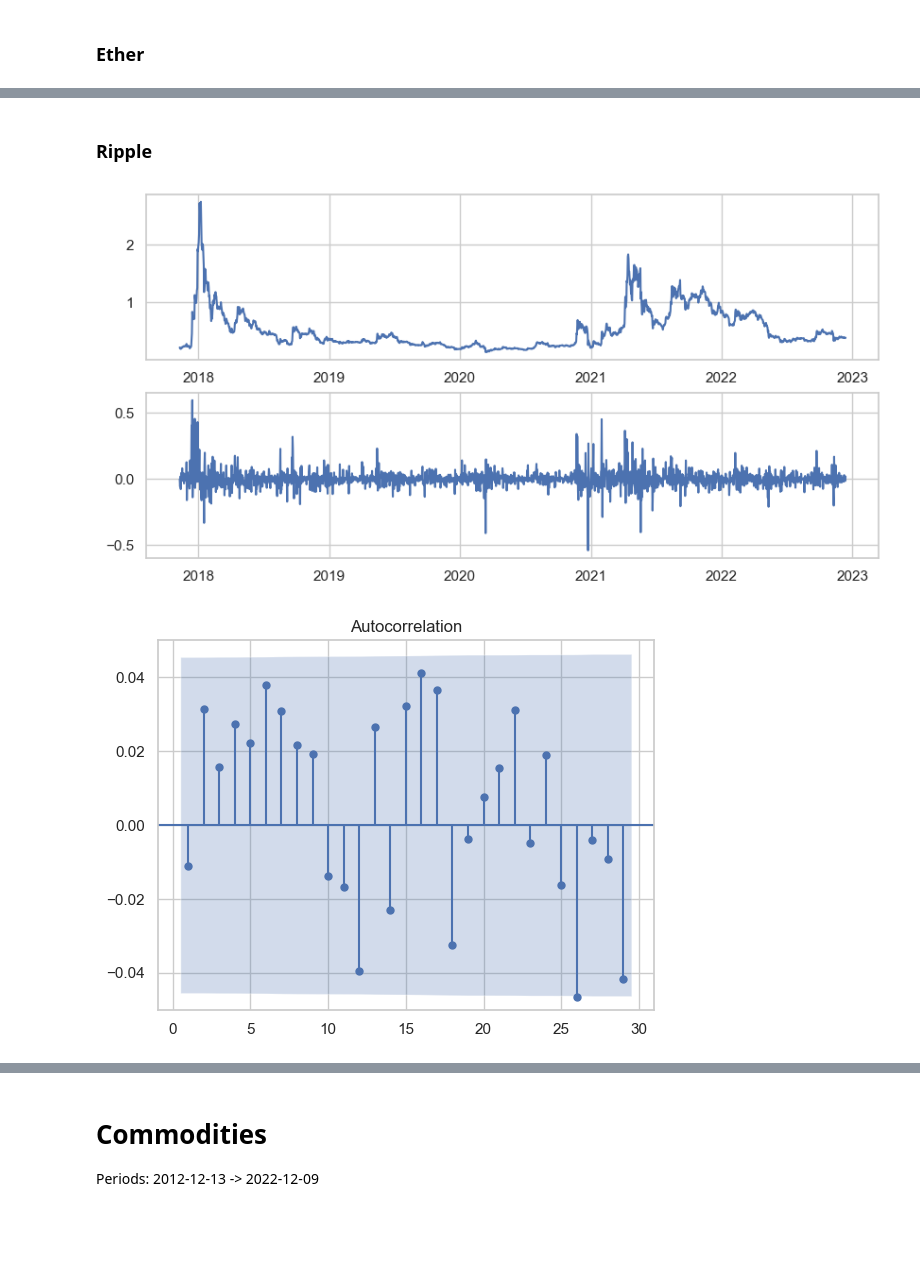
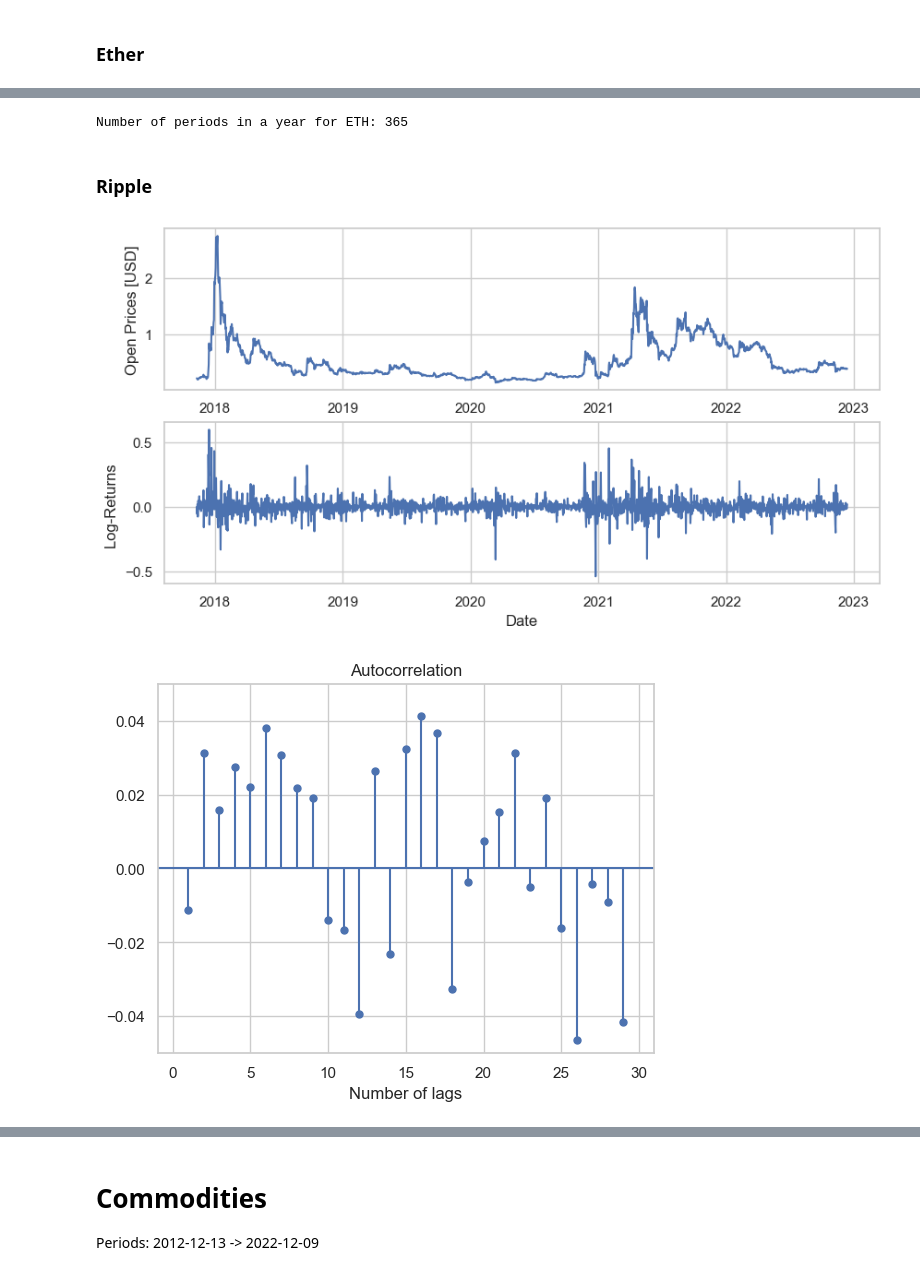
Before and after one commit to CS-433/ml-project-2-bogota, a Jupyter notebook: notebooks/data_analysis.ipynb, the cells around one changed output, grey strips where cells are left out. Saved outputs shown, nothing was run; the diff lists cells and outputs as text; code cells hidden in the pictures; blank space fills up the shorter version.

```diff
--- a/notebooks/data_analysis.ipynb
+++ b/notebooks/data_analysis.ipynb
@@ -70,3 +100,7 @@ plt.show()
+# %%
+print('Number of periods in a year for ETH: {}'.format(365))
+# %% [output]
+Number of periods in a year for ETH: 365
 # %% [markdown]
 ### Ripple
 # %%
@@ -82,12 +116,17 @@ df.dropna(inplace=True)
 fig, axs = plt.subplots(2, figsize=(10, 5))
 axs[0].plot(df.open)
 axs[1].plot(df.log_return)
+axs[0].set_ylabel('Open Prices [USD]')
+axs[1].set_ylabel('Log-Returns ')
+
+plt.xlabel('Date')
 plt.show()
 # %% [output]
-[figure, old version]
+[figure, new version]
 # %%
-sm.graphics.tsa.plot_acf(df.log_return, lags=np.arange(1, 30))
+sm.graphics.tsa.plot_acf(df.log_return, lags=np.arange(1, 30), alpha=1)
 plt.ylim([-0.05,0.05])
+plt.xlabel('Number of lags')
 plt.show()
 # %% [output]
-[figure, old version]
+[figure, new version]
```
Also changed, not shown: parts of 33 cells of this notebook, 40 other files.
